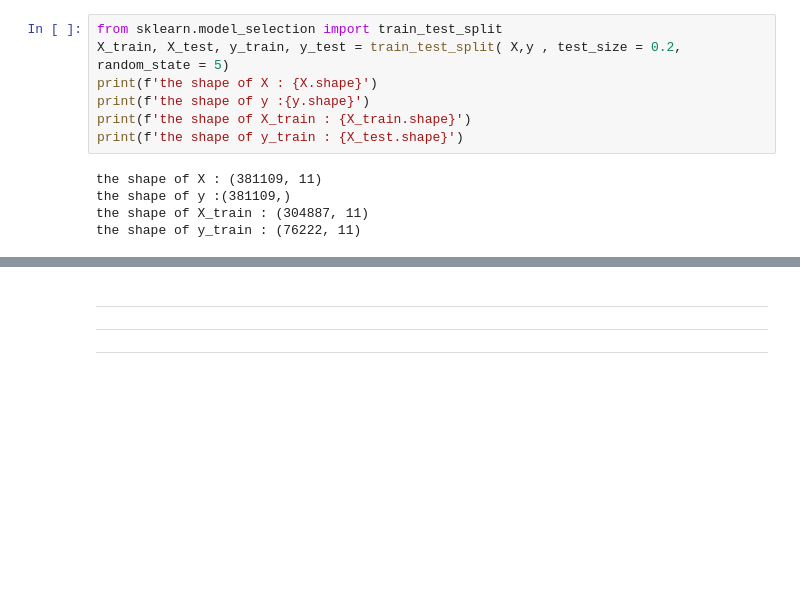
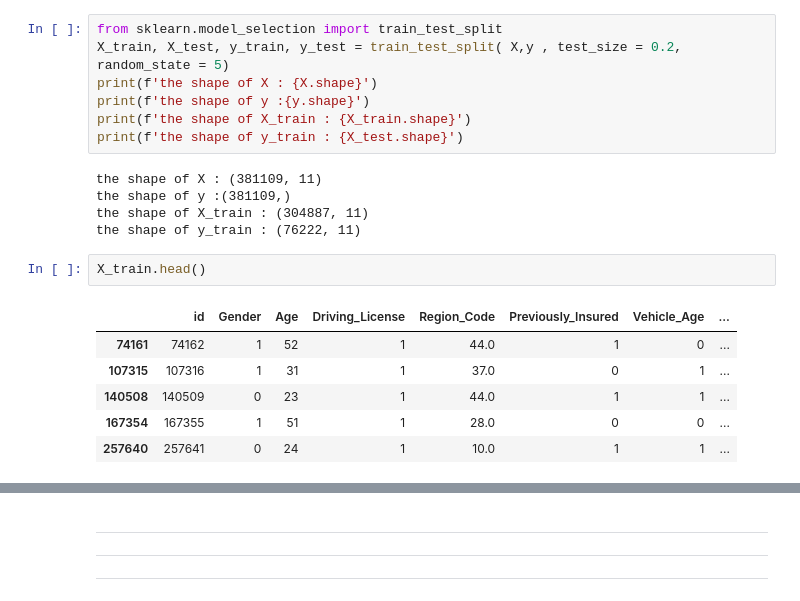
Before and after one commit to ajit04022000/HEALTH-INSURANCE-CROSS-SELL-PREDICTION, a Jupyter notebook: HEALTH_INSURANCE_CROSS_SELL_PREDICTION.ipynb, the cells around one changed output, grey strips where cells are left out. Saved outputs shown, nothing was run; the diff lists cells and outputs as text; blank space fills up the shorter version.

```diff
--- a/HEALTH_INSURANCE_CROSS_SELL_PREDICTION.ipynb
+++ b/HEALTH_INSURANCE_CROSS_SELL_PREDICTION.ipynb
@@ -527,3 +527,12 @@ the shape of X : (381109, 11)
 the shape of y :(381109,)
 the shape of X_train : (304887, 11)
 the shape of y_train : (76222, 11)
+# %%
+X_train.head()
+# %% [output]
+|  | id | Gender | Age | Driving_License | Region_Code | Previously_Insured | Vehicle_Age | ... |
+| 74161 | 74162 | 1 | 52 | 1 | 44.0 | 1 | 0 | ... |
+| 107315 | 107316 | 1 | 31 | 1 | 37.0 | 0 | 1 | ... |
+| 140508 | 140509 | 0 | 23 | 1 | 44.0 | 1 | 1 | ... |
+| 167354 | 167355 | 1 | 51 | 1 | 28.0 | 0 | 0 | ... |
+| 257640 | 257641 | 0 | 24 | 1 | 10.0 | 1 | 1 | ... |
```
Also changed, not shown: parts of 27 cells of this notebook.
